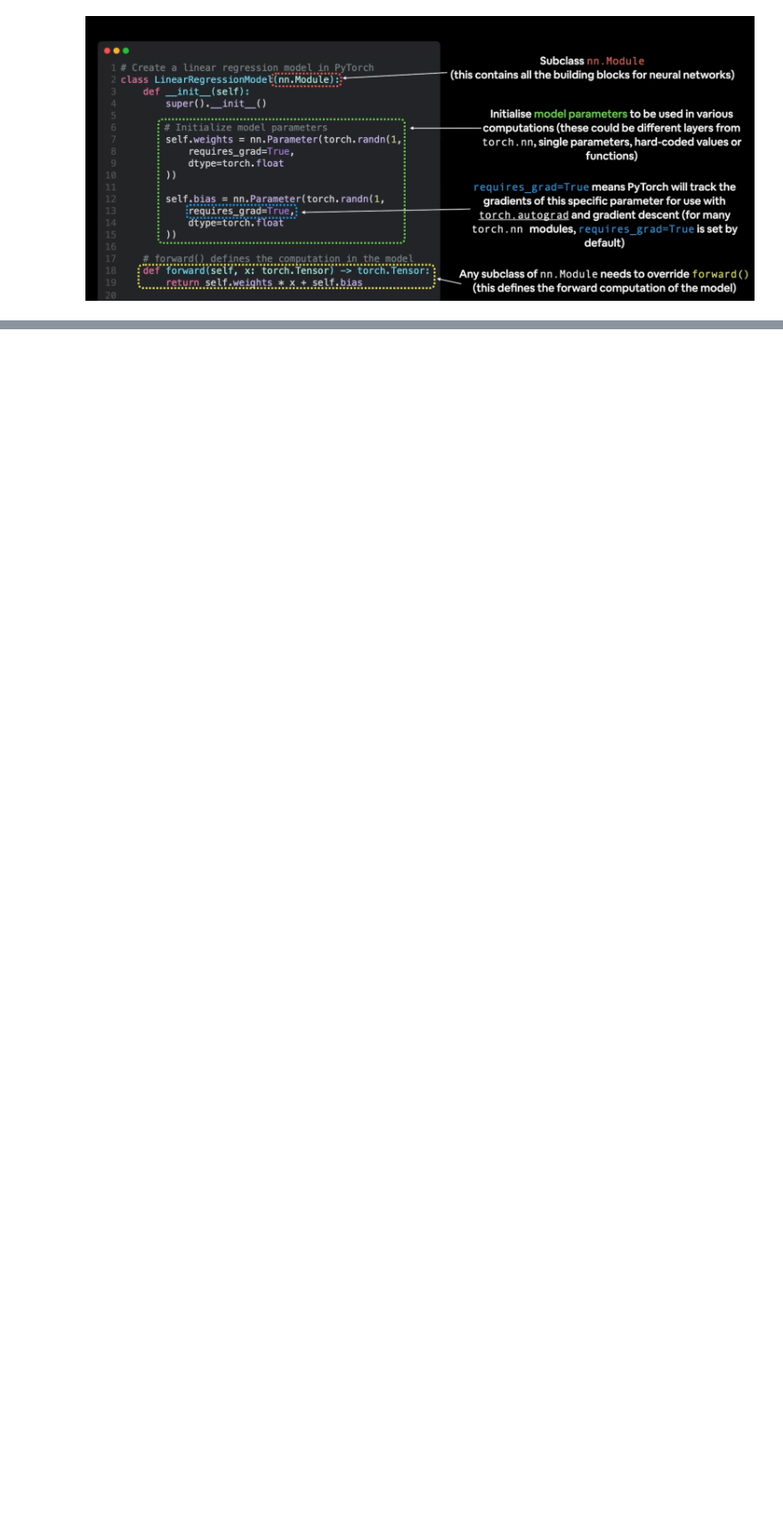
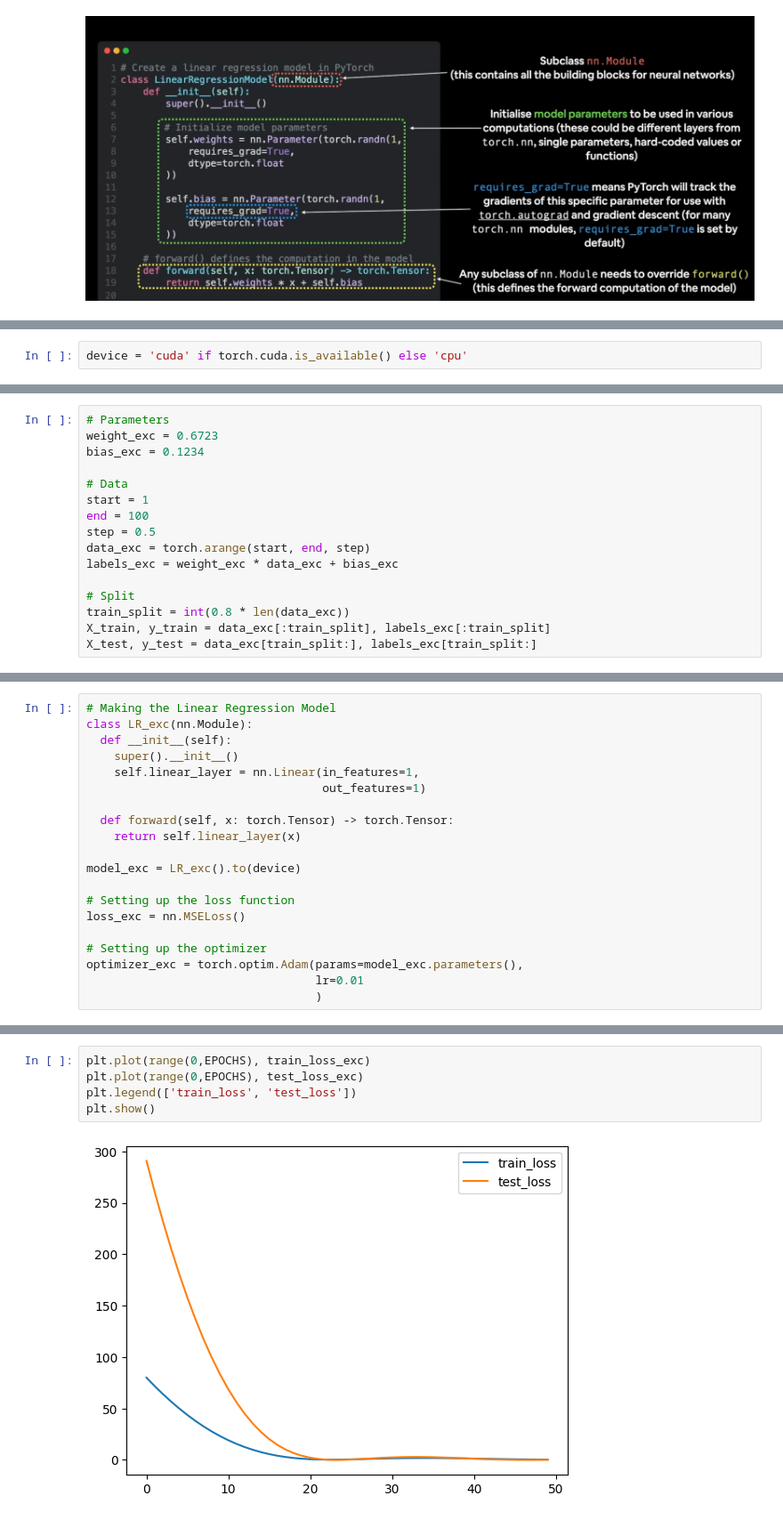
Before and after one commit to YashChaudhary16/PyTorch, a Jupyter notebook: 01_PyTorch_Workflow.ipynb, the cells around one changed output, grey strips where cells are left out. Shown at 89% size. Drawn from its saved outputs; the diff is of its cells as text; blank space fills up the shorter version.

```diff
--- a/01_PyTorch_Workflow.ipynb
+++ b/01_PyTorch_Workflow.ipynb
@@ -105,0 +260,2 @@ class LinearRegressionModel(nn.Module): # almost everything in PyTorch inherits
+# %%
+device = 'cuda' if torch.cuda.is_available() else 'cpu'
@@ -105,0 +264,16 @@ class LinearRegressionModel(nn.Module): # almost everything in PyTorch inherits
+# %%
+# Parameters
+weight_exc = 0.6723
+bias_exc = 0.1234
+
+# Data
+start = 1
+end = 100
+step = 0.5
+data_exc = torch.arange(start, end, step)
+labels_exc = weight_exc * data_exc + bias_exc
+
+# Split
+train_split = int(0.8 * len(data_exc))
+X_train, y_train = data_exc[:train_split], labels_exc[:train_split]
+X_test, y_test = data_exc[train_split:], labels_exc[train_split:]
@@ -105,0 +282,20 @@ class LinearRegressionModel(nn.Module): # almost everything in PyTorch inherits
+# %%
+# Making the Linear Regression Model
+class LR_exc(nn.Module):
+  def __init__(self):
+    super().__init__()
+    self.linear_layer = nn.Linear(in_features=1,
+                                  out_features=1)
+
+  def forward(self, x: torch.Tensor) -> torch.Tensor:
+    return self.linear_layer(x)
+
+model_exc = LR_exc().to(device)
+
+# Setting up the loss function
+loss_exc = nn.MSELoss()
+
+# Setting up the optimizer
+optimizer_exc = torch.optim.Adam(params=model_exc.parameters(),
+                                 lr=0.01
+                                 )
@@ -105,0 +348,7 @@ class LinearRegressionModel(nn.Module): # almost everything in PyTorch inherits
+# %%
+plt.plot(range(0,EPOCHS), train_loss_exc)
+plt.plot(range(0,EPOCHS), test_loss_exc)
+plt.legend(['train_loss', 'test_loss'])
+plt.show()
+# %% [output]
+[figure, added]
```
Also changed, not shown: parts of 32 cells of this notebook.
